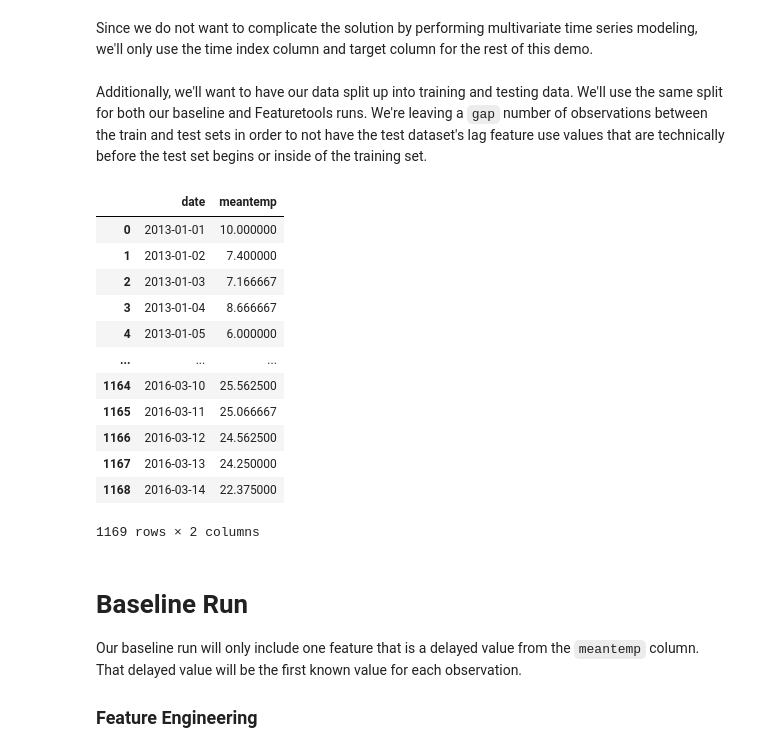
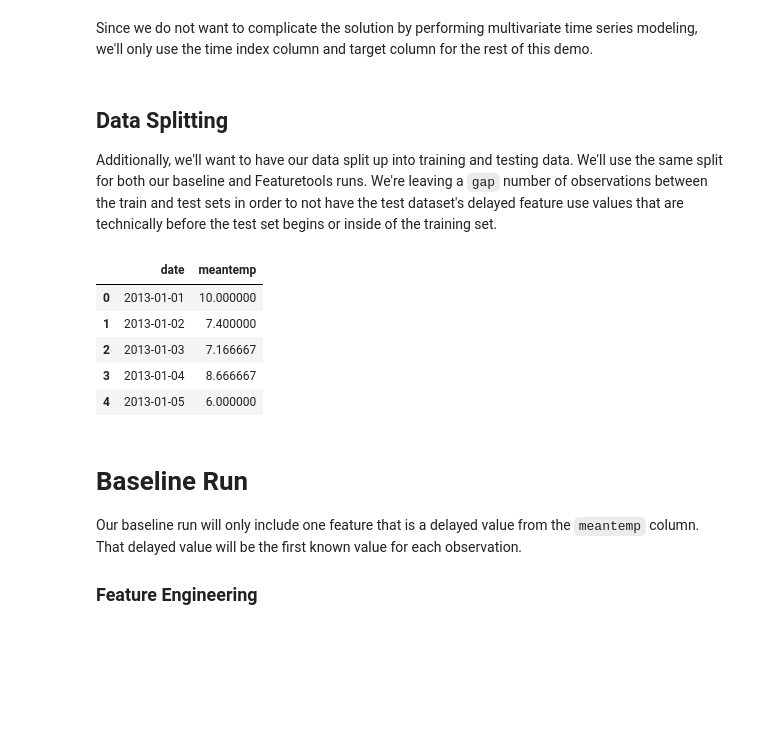
Before and after one commit to alteryx/open_source_demos, a Jupyter notebook: predict-daily-temperature/Temperature-Demo.ipynb, the cells around one changed output. Drawn from its saved outputs; the diff is of its cells as text; code cells hidden in the pictures; blank space fills up the shorter version.

```diff
--- a/predict-daily-temperature/Temperature-Demo.ipynb
+++ b/predict-daily-temperature/Temperature-Demo.ipynb
@@ -107,28 +113,23 @@ Since we do not want to complicate the solution by performing multivariate time
 univariate_df = df[[time_index, target_col]]
 # %% [markdown]
-Additionally, we'll want to have our data split up into training and testing data. We'll use the same split for both our baseline and Featuretools runs. We're leaving a `gap` number of observations between the train and test sets in order to not have the test dataset's lag feature use values that are technically before the test set begins or inside of the training set.
+## Data Splitting
+
+Additionally, we'll want to have our data split up into training and testing data. We'll use the same split for both our baseline and Featuretools runs. We're leaving a `gap` number of observations between the train and test sets in order to not have the test dataset's delayed feature use values that are technically before the test set begins or inside of the training set.
 # %%
 split_point = int(univariate_df.shape[0]*.8)
 
 # leave gap observations between training and test datasets
 training_data = univariate_df[:split_point]
 test_data = univariate_df[(split_point + gap):]
 
-training_data
+training_data.head()
 # %% [output]
 |  | date | meantemp |
 | 0 | 2013-01-01 | 10.000000 |
 | 1 | 2013-01-02 | 7.400000 |
 | 2 | 2013-01-03 | 7.166667 |
 | 3 | 2013-01-04 | 8.666667 |
 | 4 | 2013-01-05 | 6.000000 |
-| ... | ... | ... |
-| 1164 | 2016-03-10 | 25.562500 |
-| 1165 | 2016-03-11 | 25.066667 |
-| 1166 | 2016-03-12 | 24.562500 |
-| 1167 | 2016-03-13 | 24.250000 |
-| 1168 | 2016-03-14 | 22.375000 |
-1169 rows × 2 columns
 # %% [markdown]
 # Baseline Run
 
```
Also changed, not shown: parts of 19 cells of this notebook, 2 other files.
